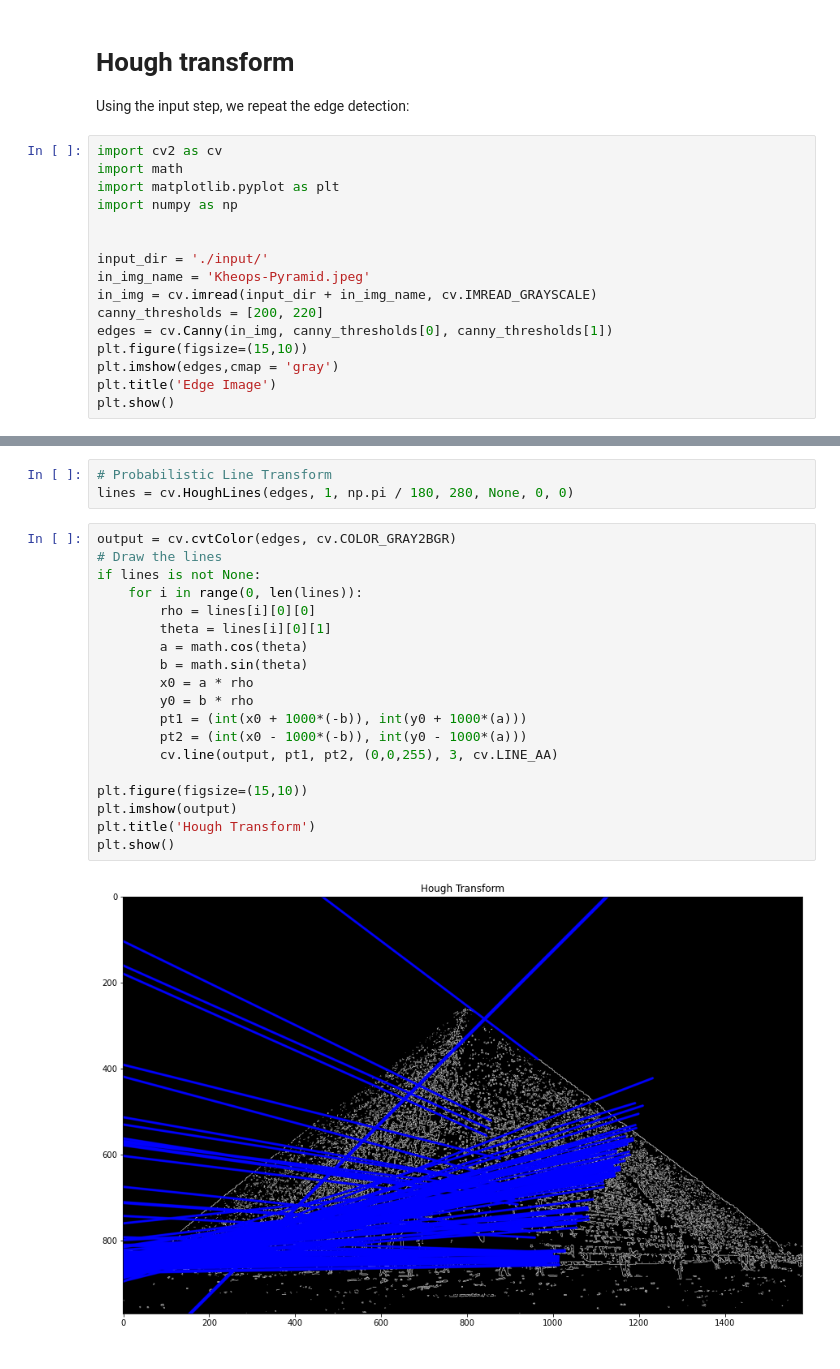
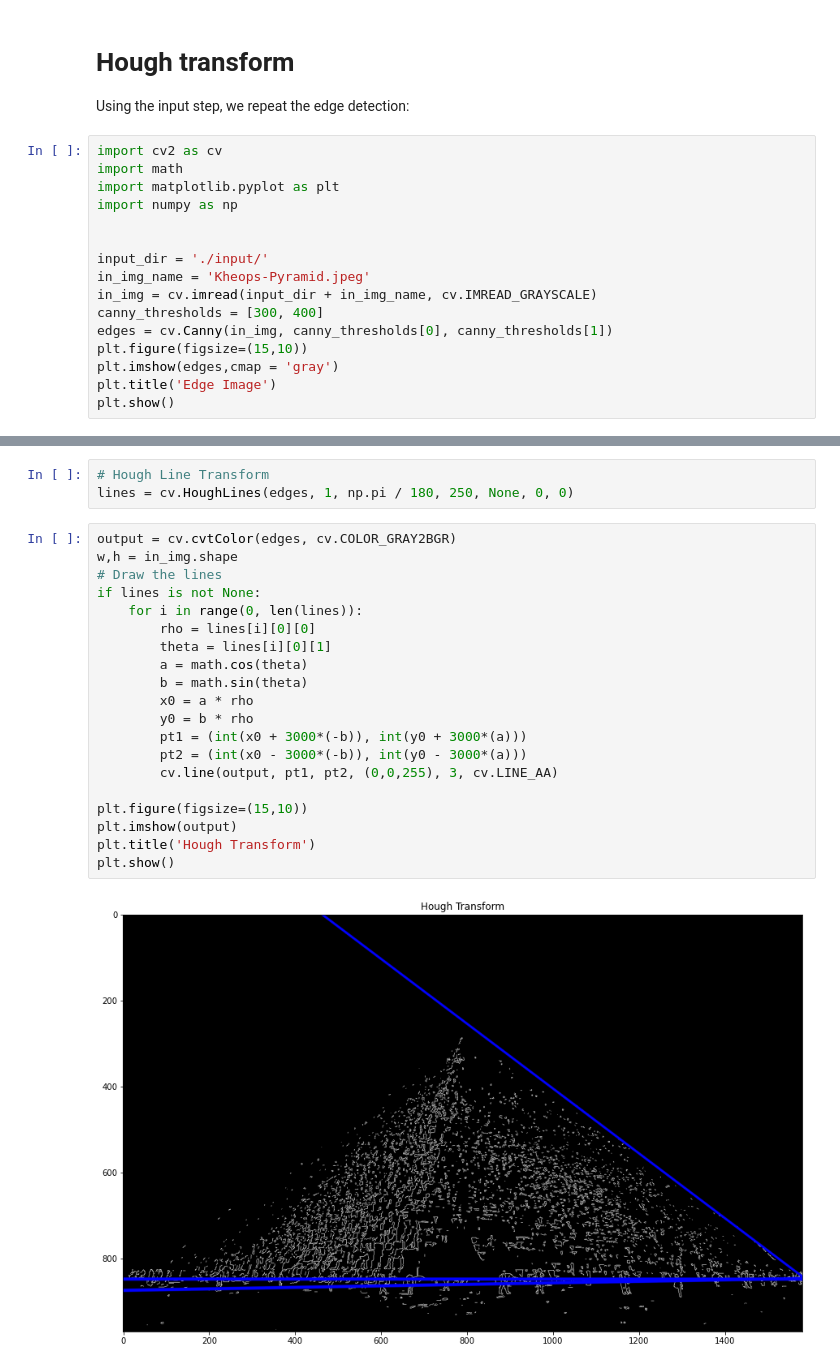
Before and after one commit to malinbranduse/hough_transform, a Jupyter notebook: hough.ipynb, the cells around one changed output, grey strips where cells are left out. Drawn from its saved outputs; the diff is of its cells as text.

Commit message:
impl part 2 - open cv hough transform example

```diff
--- a/hough.ipynb
+++ b/hough.ipynb
@@ -12,7 +12,7 @@ import numpy as np
 input_dir = './input/'
 in_img_name = 'Kheops-Pyramid.jpeg'
 in_img = cv.imread(input_dir + in_img_name, cv.IMREAD_GRAYSCALE)
-canny_thresholds = [200, 220]
+canny_thresholds = [300, 400]
 edges = cv.Canny(in_img, canny_thresholds[0], canny_thresholds[1])
 plt.figure(figsize=(15,10))
 plt.imshow(edges,cmap = 'gray')
@@ -23,24 +23,25 @@ plt.show()
 # %%
-# Probabilistic Line Transform
-lines = cv.HoughLines(edges, 1, np.pi / 180, 280, None, 0, 0)
+# Hough Line Transform
+lines = cv.HoughLines(edges, 1, np.pi / 180, 250, None, 0, 0)
 # %%
 output = cv.cvtColor(edges, cv.COLOR_GRAY2BGR)
+w,h = in_img.shape
 # Draw the lines
 if lines is not None:
     for i in range(0, len(lines)):
         rho = lines[i][0][0]
         theta = lines[i][0][1]
         a = math.cos(theta)
         b = math.sin(theta)
         x0 = a * rho
         y0 = b * rho
-        pt1 = (int(x0 + 1000*(-b)), int(y0 + 1000*(a)))
-        pt2 = (int(x0 - 1000*(-b)), int(y0 - 1000*(a)))
+        pt1 = (int(x0 + 3000*(-b)), int(y0 + 3000*(a)))
+        pt2 = (int(x0 - 3000*(-b)), int(y0 - 3000*(a)))
         cv.line(output, pt1, pt2, (0,0,255), 3, cv.LINE_AA)
 
 plt.figure(figsize=(15,10))
 plt.imshow(output)
 plt.title('Hough Transform')
 plt.show()
 # %% [output]
-[figure, old version]
+[figure, new version]
```
Also changed, not shown: parts of 1 cell of this notebook, 2 other files.
